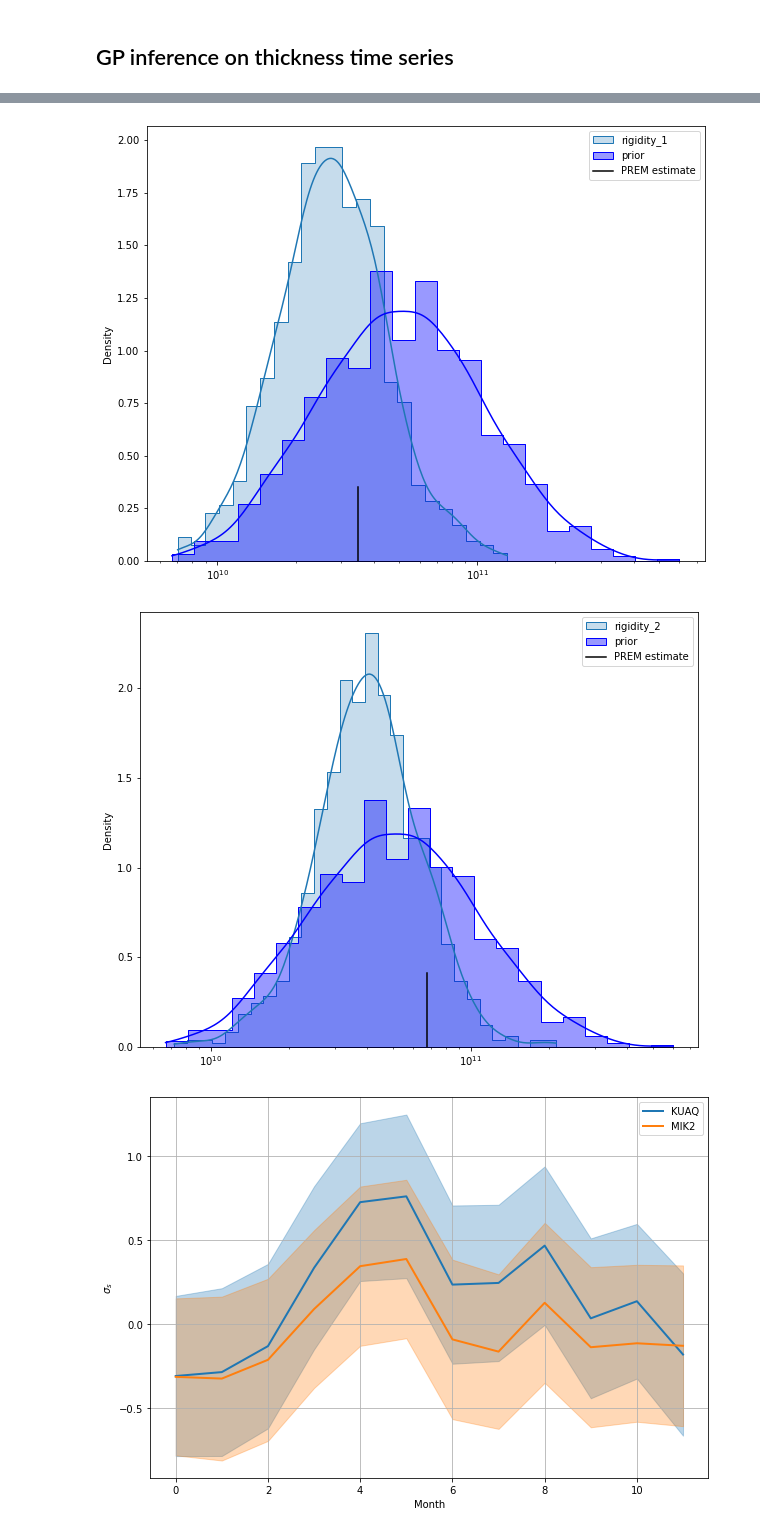
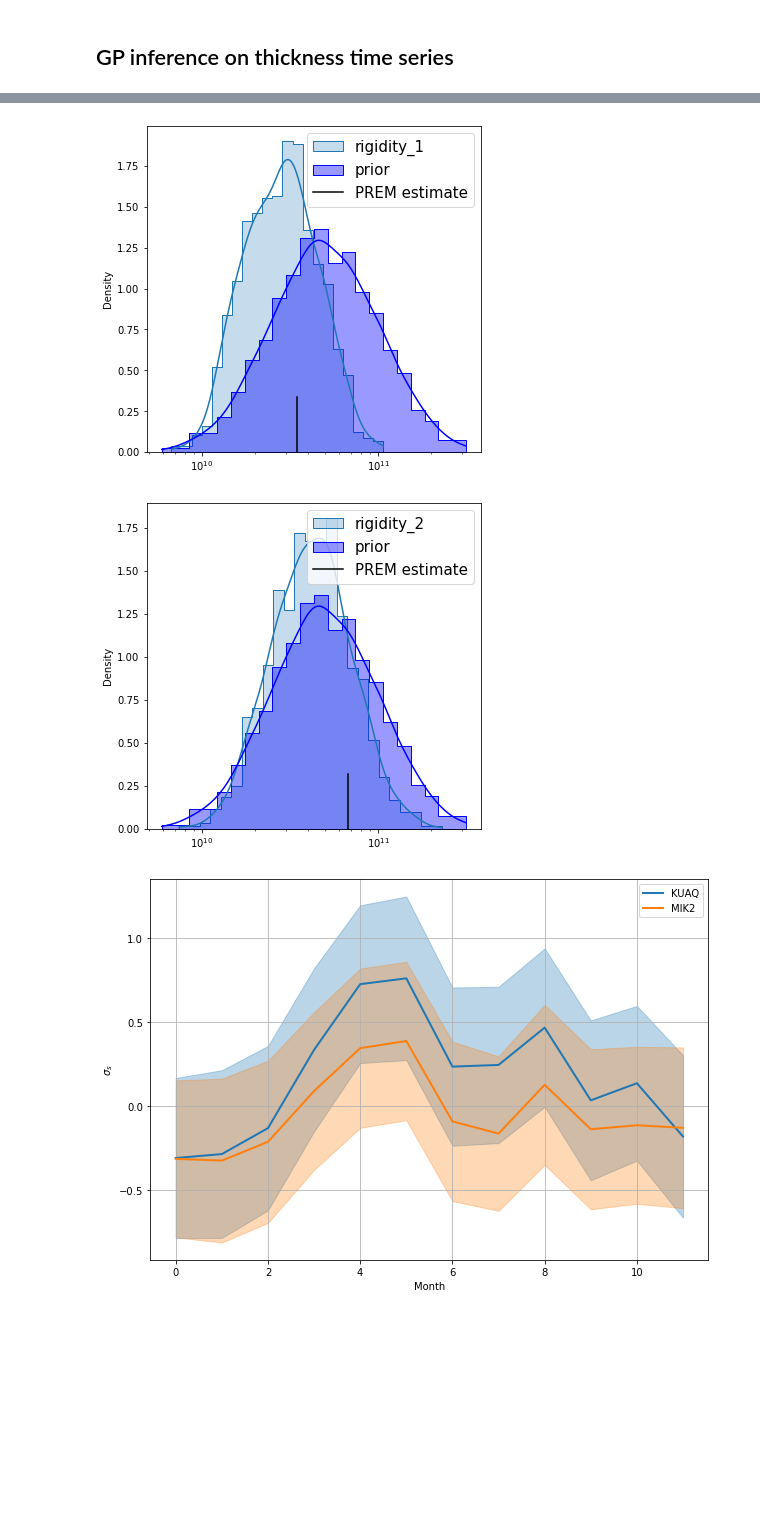
Before and after one commit to eyhl/premis, a Jupyter notebook: notebooks/chapter4.ipynb, the cells around one changed output, grey strips where cells are left out. Cells and saved outputs as stored; diff of their text form; code cells hidden in the pictures; blank space fills up the shorter version.

Commit message:
figures and final model v2

```diff
--- a/notebooks/chapter4.ipynb
+++ b/notebooks/chapter4.ipynb
@@ -42,18 +44,10 @@ def compute_error(trues, predicted):
 # %%
 df_em = default_em()
 
-lmax = 512
-lmin = 0
-lstep = 1
-CONF = {
-    "EARTH_FILE": "earth_M3L70V01c.txt",
-    "COMPRESS": "1",
-    "DEGREE_RANGE": f"{lmin} {lmax} {lstep}",
-    "LABEL_OUTPUT": f"Bench_C_{lmax}_{lmin}_{lstep}",
-}
 df = load_uplift(timefreq="W")
+df = df.set_index("Time")
 df_tmp = df.copy()
-df_tmp = df_tmp.set_index("Time")
+# df_tmp = df_tmp.set_index("Time")
 df.Thickness = (
     interval_outlier(df_tmp, M_step=24, max_std=2)
     .Thickness.interpolate()
@@ -61,10 +55,9 @@ df.Thickness = (
     .values
 )
 
-height = detrend(df.Thickness.values)
+height = df.Thickness.values
 up_kuaq = df.Up_kuaq.values
 up_mik2 = df.Up_mik2.values
-y_train = detrend(up_kuaq)
 df_em
 # %% [output]
 Consider mio5.varmats_from_mat to split file into single variable files
@@ -84,15 +78,15 @@ Consider mio5.varmats_from_mat to split file into single variable files
 # X_time = np.concatenate([pd.get_dummies(df[x]) for x in ["dow", "tod"]], axis=1)
 # pd.get_dummies(df["Time"])
 # Make month columns
-df1 = pd.concat([df, df.Time.dt.month], axis=1)
+df1 = pd.concat([df, df.index.month.to_series(index=df.index)], axis=1)
 df1.columns = [*df1.columns[:-1], "Month"]
 df1.head()
 
 # make one hot encoding of month number
 month_number = np.array(pd.get_dummies(df1["Month"]))
 # %%
-centered_height = height - np.mean(height)  # / np.std(height)
-X_cat = np.concatenate([centered_height[np.newaxis].T, month_number], axis=1)
+standardized_height = height - np.mean(height)  # / np.std(height)
+X_cat = np.concatenate([standardized_height[np.newaxis].T, month_number], axis=1)
 X = torch.tensor(X_cat).float()
 
 y1 = torch.tensor(detrend(up_kuaq)).float()
@@ -358,38 +349,39 @@ nodes = ["rigidity_1", "rigidity_2"]
 # rigidity_dist_prior = dist.Normal(2 * torch.ones(1000), 0.2)
 # rigidity_prior = 1e11 + 1e10 * pyro.sample("rigidity_prior", rigidity_dist_prior)
 # rigidity_prior = 1e11 * pyro.sample("rigidity_prior", dist.Exponential(torch.ones(2000)))
 rigidity_prior = pyro.sample(
     "rigidity_prior", dist.LogNormal(logmean * torch.ones(1000), 0.7)
 )
 for node in nodes:
-    plt.figure(figsize=(10, 8))
+    plt.figure(figsize=(6, 6))
     g = sns.histplot(
         # 1e11 + 1e10 * samples[node],
         samples[node],
         label=node,
         kde=True,
         stat="density",
         element="step",
         color="red",
         log_scale=True,
     )
     sns.histplot(
         rigidity_prior,
         label="prior",
         kde=True,
         stat="density",
         element="step",
         alpha=0.4,
         color="blue",
         log_scale=True,
     )
     plt.axvline(prem_rigidity[node], 0, 0.17, color="black", label="PREM estimate")
-    plt.legend()
-    plt.savefig("./ch3_{}_dist.png".format(node), dpi=400)
+    plt.legend(fontsize=15)
+    plt.xticks(fontsize=10)
+    plt.savefig("./ch4_{}_dist.png".format(node), dpi=400)
     plt.show()
 # %% [output]
-[figure, old version]
+[figure, new version]
-[figure, old version]
+[figure, new version]
 # %%
 sigma_s_mu = samples["sigma_s"].mean(axis=0)
 sigma_s_std =samples["sigma_s"].std(axis=0)
```
Also changed, not shown: parts of 29 cells of this notebook, 6 other files.
